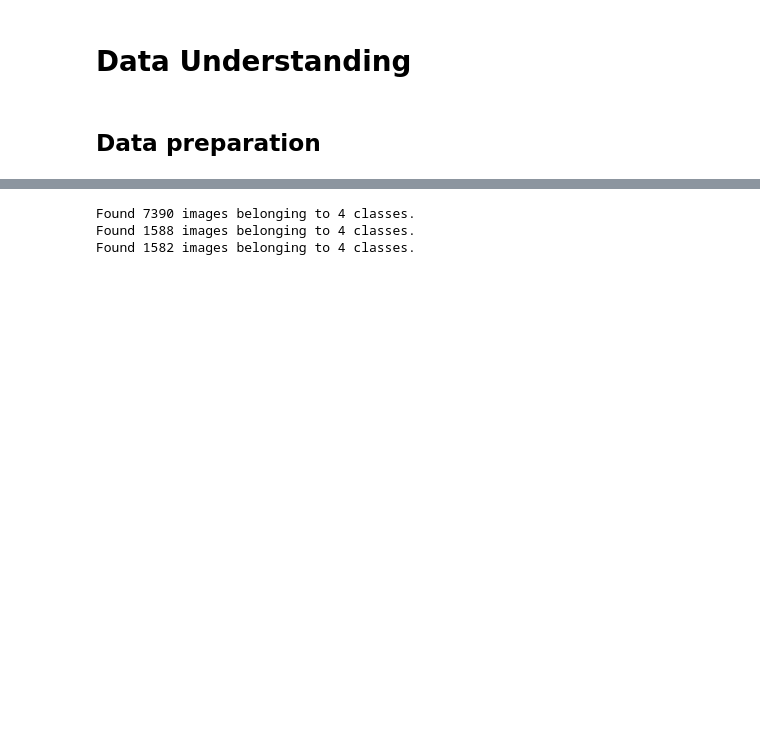
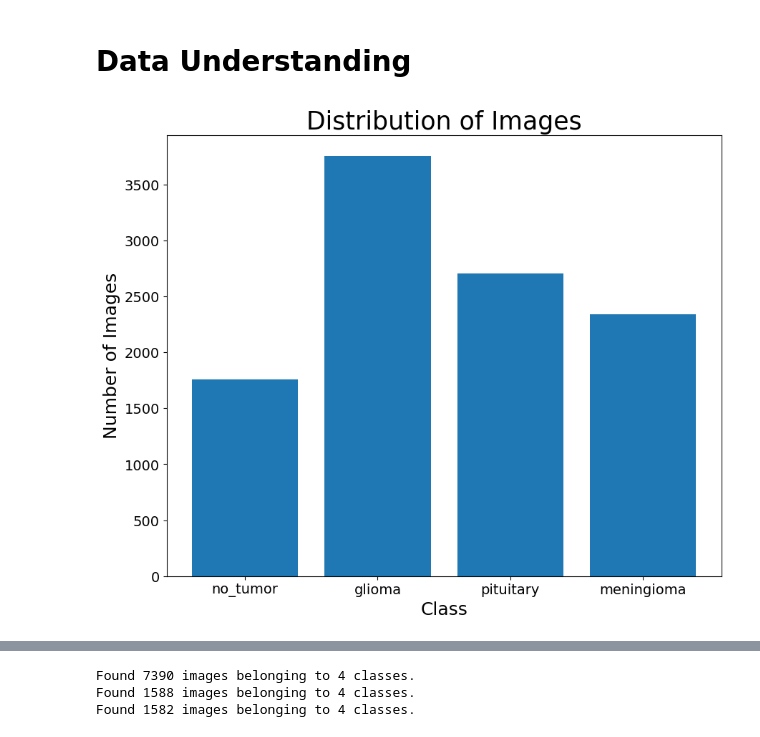
Before and after one commit to JohnNun/brain_tumor_identification, a Jupyter notebook: Notebook.ipynb, the cells around one changed output, grey strips where cells are left out. Cells and saved outputs as stored; diff of their text form; code cells hidden in the pictures; blank space fills up the shorter version.

Commit message:
added code to explore data in the data understanding section (data distribution and random image display)

```diff
--- a/Notebook.ipynb
+++ b/Notebook.ipynb
@@ -7,8 +7,6 @@ abstract
 # Business Understanding
 # %% [markdown]
 # Data Understanding
-# %% [markdown]
-## Data preparation
 # %%
 # For Google Colab only
 # Cell output cleared as it only contains installation progress
@@ -53,3 +57,21 @@ os.chmod(kaggle_path/'kaggle.json', 600)
 # Creating parent folder directory for data unzip
 !mkdir /content/brain_tumor_dataset
 !unzip brain-tumor-dataset.zip -d /content/brain_tumor_dataset
+# %%
+# Count the number of images in each class
+directory = 'brain_tumor_dataset'
+classes = os.listdir(directory)
+
+image_counts = {cls: len(os.listdir(os.path.join(directory, cls))) for cls in classes}
+df = pd.Series(image_counts)
+
+# Plotting the distribution of images
+fig, ax = plt.subplots(figsize=(10, 8))
+
+ax.bar(df.index, df)
+ax.tick_params(axis='both', labelsize=14)
+ax.set_title('Distribution of Images', fontsize=25)
+ax.set_xlabel('Class', fontsize=18)
+ax.set_ylabel('Number of Images', fontsize=18);
+# %% [output]
+[figure, added]
```
Also changed, not shown: parts of 10 cells of this notebook.
